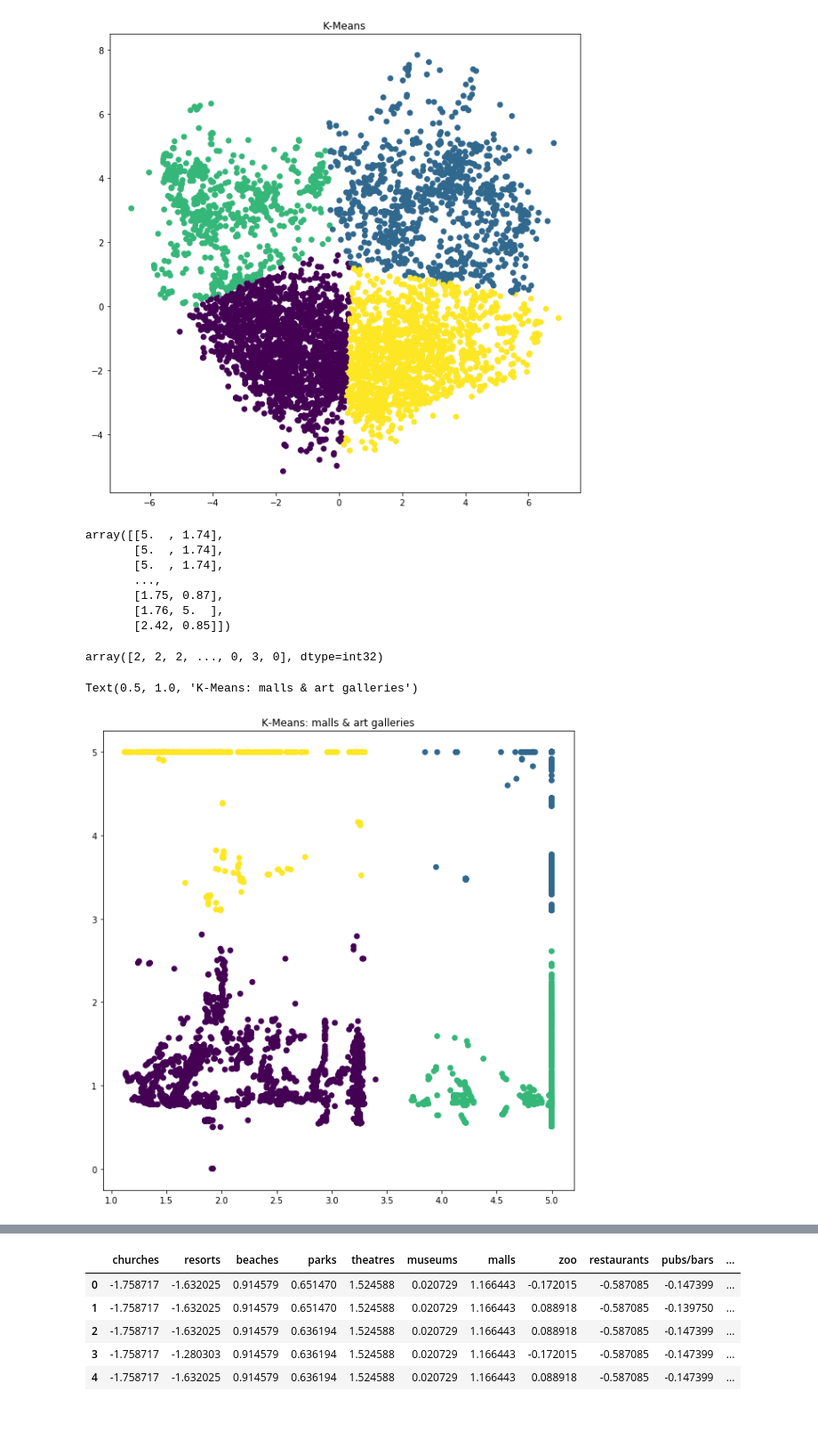
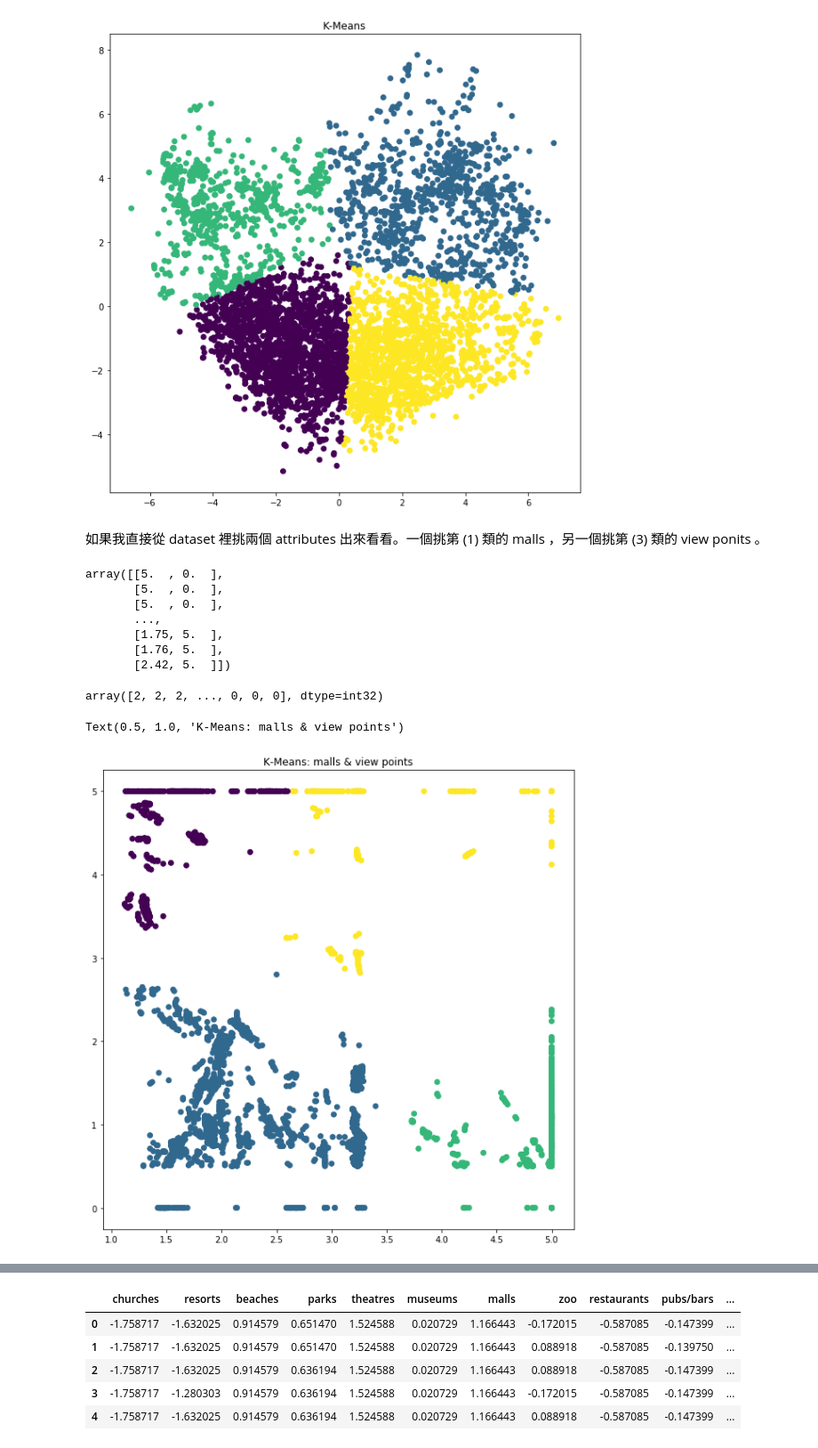
Before and after one commit to kevin110604/FDA-data-analytics, a Jupyter notebook: FDA_hw4.ipynb, the cells around one changed output, grey strips where cells are left out. Shown at 89% size. Drawn from its saved outputs; the diff is of its cells as text; code cells hidden in the pictures; blank space fills up the shorter version.

```diff
--- a/FDA_hw4.ipynb
+++ b/FDA_hw4.ipynb
@@ -320,26 +314,28 @@ plt.title("K-Means")
 # %% [output]
 Text(0.5, 1.0, 'K-Means')
 [figure]
+# %% [markdown]
+如果我直接從 dataset 裡挑兩個 attributes 出來看看。一個挑第 (1) 類的 malls ，另一個挑第 (3) 類的 view ponits 。
 # %%
-arr2 = df_float[['malls', 'art galleries']].values
+arr2 = df_float[['malls', 'view points']].values
 arr2
 # %% [output]
-array([[5.  , 1.74],
-       [5.  , 1.74],
-       [5.  , 1.74],
+array([[5.  , 0.  ],
+       [5.  , 0.  ],
+       [5.  , 0.  ],
        ...,
-       [1.75, 0.87],
+       [1.75, 5.  ],
        [1.76, 5.  ],
-       [2.42, 0.85]])
+       [2.42, 5.  ]])
 # %%
 y_pred2 = KMeans(n_clusters=4, random_state=170).fit_predict(arr2)
 y_pred2
 # %% [output]
-array([2, 2, 2, ..., 0, 3, 0], dtype=int32)
+array([2, 2, 2, ..., 0, 0, 0], dtype=int32)
 # %%
 plt.figure(figsize=(10, 10))
 plt.scatter(arr2[:, 0], arr2[:, 1], c=y_pred2)
-plt.title("K-Means: malls & art galleries")
+plt.title("K-Means: malls & view points")
 # %% [output]
-Text(0.5, 1.0, 'K-Means: malls & art galleries')
+Text(0.5, 1.0, 'K-Means: malls & view points')
-[figure, old version]
+[figure, new version]
```
Also changed, not shown: parts of 28 cells of this notebook.
